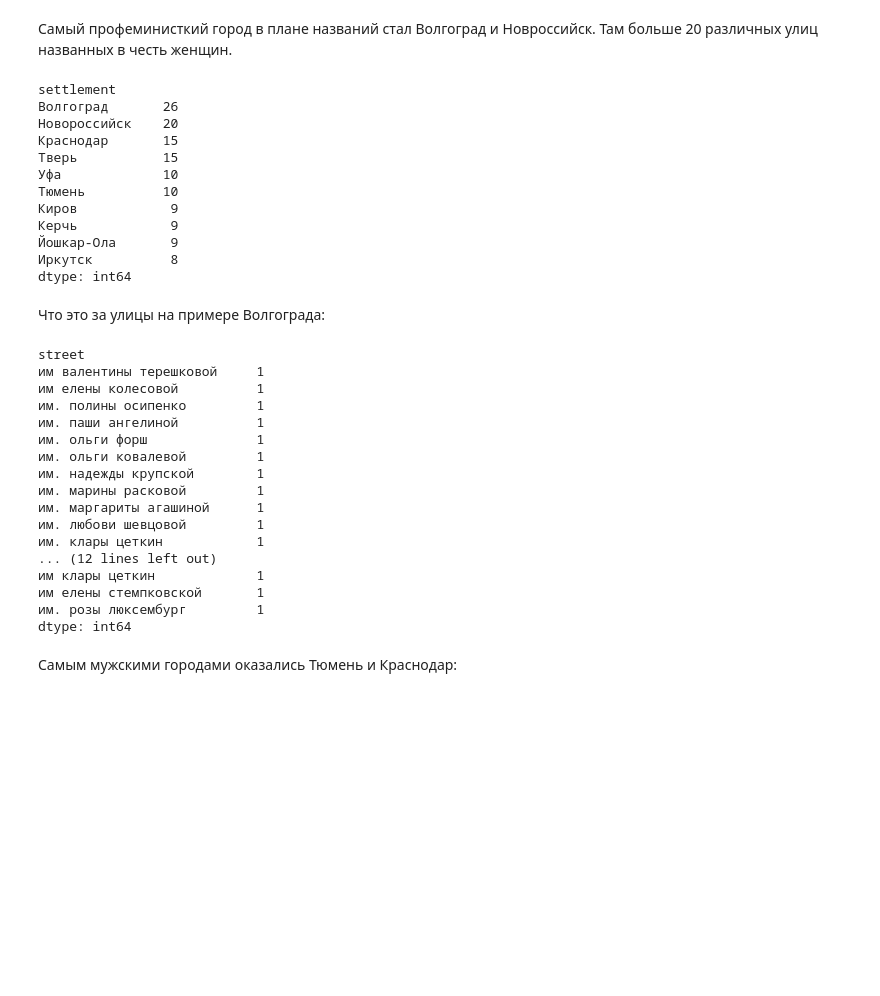
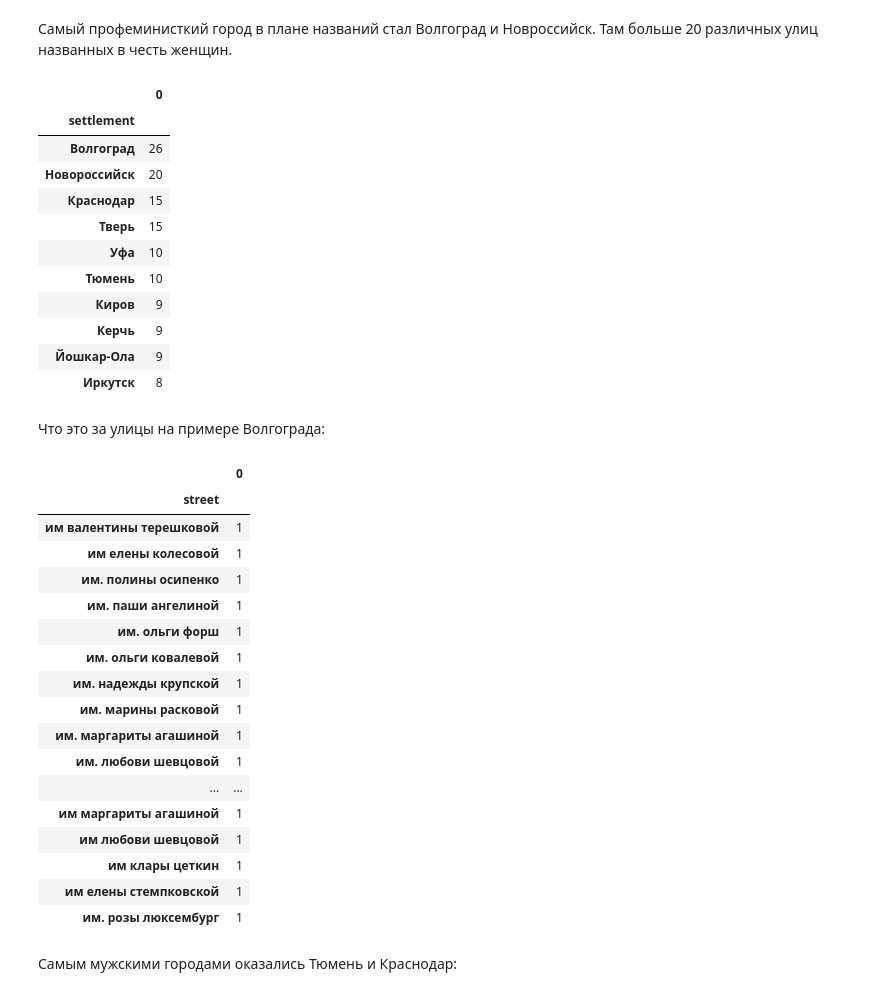
Before and after one commit to kkruglik/GANs, a Jupyter notebook: russian_streets.ipynb, the cells around one changed output. Cells and saved outputs as stored; diff of their text form; code cells hidden in the pictures; blank space fills up the shorter version.

```diff
--- a/russian_streets.ipynb
+++ b/russian_streets.ipynb
@@ -352,43 +352,44 @@ dtype: int64
 # %%
 # в каком городе больше всего женских улиц
 df[df.genders == "Female"] \
-    .groupby(['settlement']).size().sort_values(ascending=False).head(10)
+    .groupby(['settlement']).size().sort_values(ascending=False).head(10).to_frame()
 # %% [output]
-settlement
-Волгоград       26
-Новороссийск    20
-Краснодар       15
-Тверь           15
-Уфа             10
-Тюмень          10
-Киров            9
-Керчь            9
-Йошкар-Ола       9
-Иркутск          8
-dtype: int64
+|  | 0 |
+| settlement |  |
+| Волгоград | 26 |
+| Новороссийск | 20 |
+| Краснодар | 15 |
+| Тверь | 15 |
+| Уфа | 10 |
+| Тюмень | 10 |
+| Киров | 9 |
+| Керчь | 9 |
+| Йошкар-Ола | 9 |
+| Иркутск | 8 |
 # %% [markdown]
 Что это за улицы на примере Волгограда:
 # %%
 df[(df.settlement == "Волгоград") & (df.genders == "Female")] \
-    .groupby(["street"]).size().sort_values(ascending=False)
+    .groupby(["street"]).size().sort_values(ascending=False).to_frame()
 # %% [output]
-street
-им валентины терешковой     1
-им елены колесовой          1
-им. полины осипенко         1
-им. паши ангелиной          1
-им. ольги форш              1
-им. ольги ковалевой         1
-им. надежды крупской        1
-им. марины расковой         1
-им. маргариты агашиной      1
-им. любови шевцовой         1
-им. клары цеткин            1
-... (12 lines left out)
-им клары цеткин             1
-им елены стемпковской       1
-им. розы люксембург         1
-dtype: int64
+|  | 0 |
+| street |  |
+| им валентины терешковой | 1 |
+| им елены колесовой | 1 |
+| им. полины осипенко | 1 |
+| им. паши ангелиной | 1 |
+| им. ольги форш | 1 |
+| им. ольги ковалевой | 1 |
+| им. надежды крупской | 1 |
+| им. марины расковой | 1 |
+| им. маргариты агашиной | 1 |
+| им. любови шевцовой | 1 |
+| ... | ... |
+| им маргариты агашиной | 1 |
+| им любови шевцовой | 1 |
+| им клары цеткин | 1 |
+| им елены стемпковской | 1 |
+| им. розы люксембург | 1 |
 # %% [markdown]
 Самым мужскими городами оказались Тюмень и Краснодар:
 # %%
```
Also changed, not shown: parts of 6 cells of this notebook.
